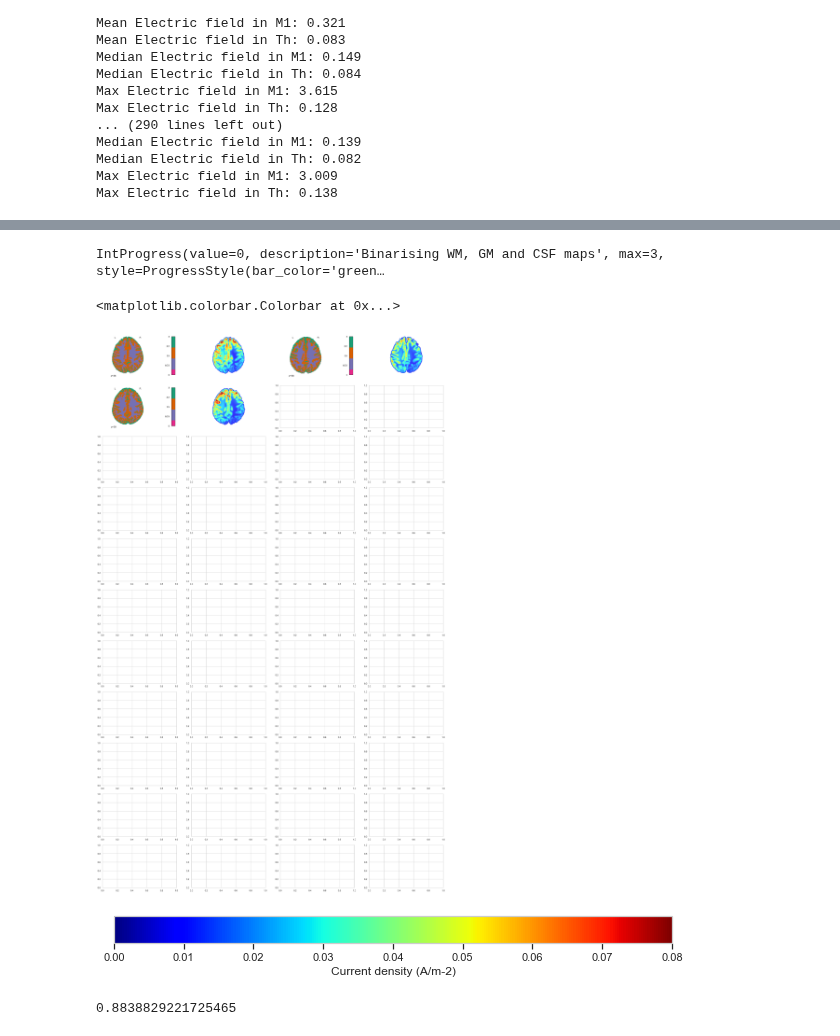
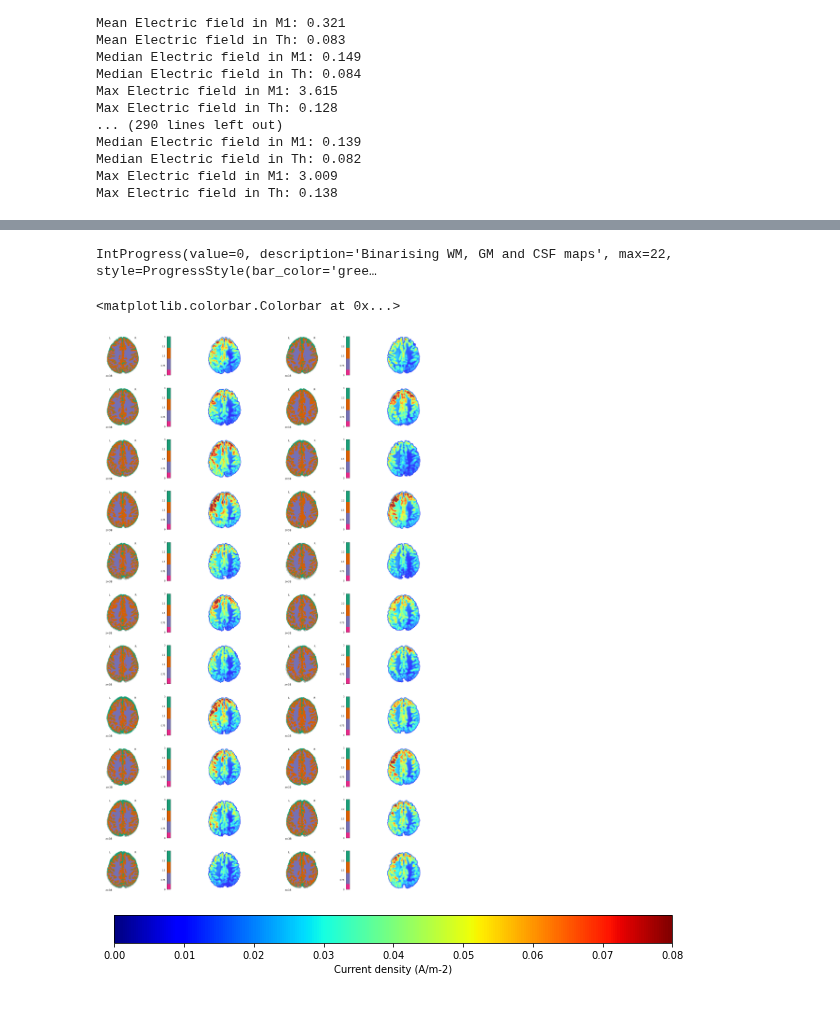
Before and after one commit to davide-aloi/wp1_2_roast, a Jupyter notebook: wp2a_roast_6_data_analysis.ipynb, the cells around one changed output, grey strips where cells are left out. Saved outputs shown, nothing was run; the diff lists cells and outputs as text; code cells hidden in the pictures; blank space fills up the shorter version.

```diff
--- a/wp2a_roast_6_data_analysis.ipynb
+++ b/wp2a_roast_6_data_analysis.ipynb
@@ -21,7 +21,7 @@ bck_img_map_smoothed = image.smooth_img(bck_img_map, fwhm=2) # MNI template smoo
 #List of subjects
 subjects = ['01','02','03','04','06','07','08','09','10','11','12','13','14','15','16','17','18','19','20','22','23','24']
 
-subjects = ['01','02','03']
+#subjects = ['01','02','03']
 
 # .mat file with DCM results for Day-1 only. It contains all the EP values for anodal, cathodal and sham.
 # I am interested only in anodal (indexes 0, 3, 6 ... 64)
@@ -358,8 +358,6 @@ for sbj in subjects:
 
     current_density_sw = image.smooth_img(current_density, fwhm = 4)
 
-    current_density_only_wmgm = image.math_img("np.where(img2 < 3, img, 0)", img = current_density_sw, img2 = mask_touched_brain)
-
     # Plotting everything
     row = int(idx/4); # Just to calculate the position of the sub-plot in the megaplot
     col = int(idx%4);
@@ -382,37 +380,33 @@ for sbj in subjects:
           bg_img = None,
           display_mode = 'z',
           annotate = False,
           cmap = 'jet',
           cut_coords = [38],
           threshold = cd_threshold,
           vmin = cd_vmin,
           vmax = cd_vmax,
           alpha = 0.80,
           draw_cross = False,
           black_bg = False,
           axes = axes[row][col])
 
 
     # Progress bar (useless, very very useless)
     f.value += 1 # signal to increment the progress bar
 
 
 # Plotting current density color bar
 
 fig, ax = plt.subplots(figsize = (10, 1))
 fig.subplots_adjust(bottom = 0.5)
 
 cmap = mpl.cm.jet
 norm = mpl.colors.Normalize(vmin = cd_vmin, vmax = cd_vmax)
 
 fig.colorbar(mpl.cm.ScalarMappable(norm = norm, cmap = cmap),
              cax = ax, orientation = 'horizontal', label = 'Current density (A/m-2)')
 # %% [output]
-IntProgress(value=0, description='Binarising WM, GM and CSF maps', max=3, style=ProgressStyle(bar_color='green…
+IntProgress(value=0, description='Binarising WM, GM and CSF maps', max=22, style=ProgressStyle(bar_color='gree…
 <matplotlib.colorbar.Colorbar at 0x...>
-[figure, old version]
+[figure, new version]
-[figure, old version]
+[figure, new version]
-# %%
-current_density.get_fdata().max()
-# %% [output]
-0.8838829221725465
```
Also changed, not shown: parts of 8 cells of this notebook.
